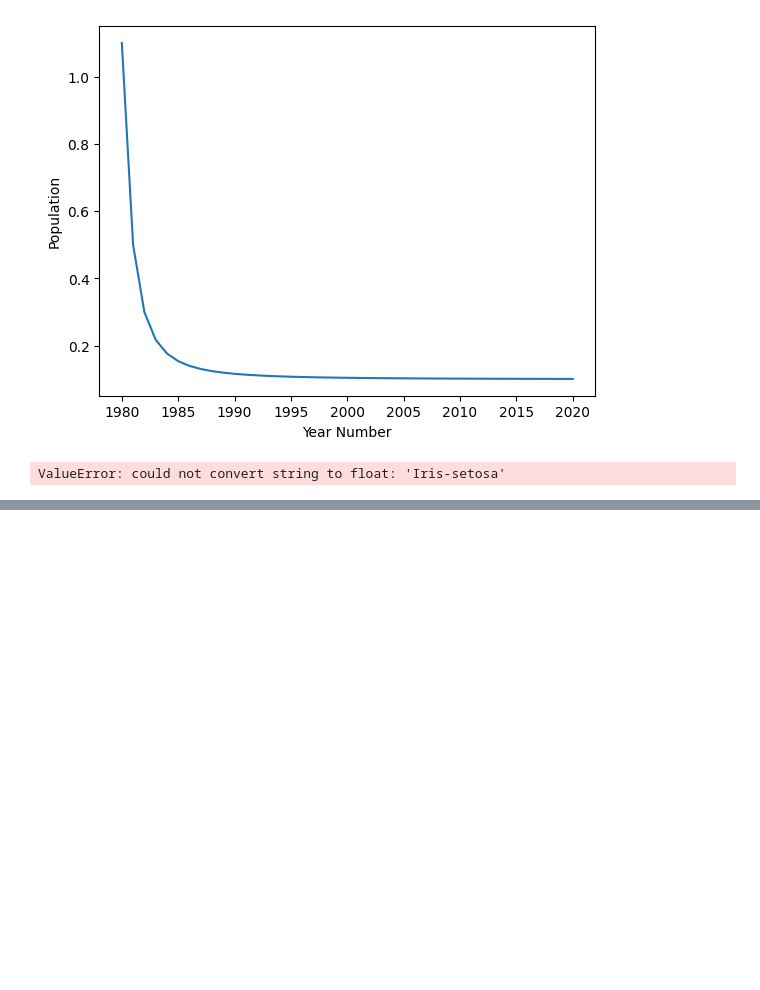
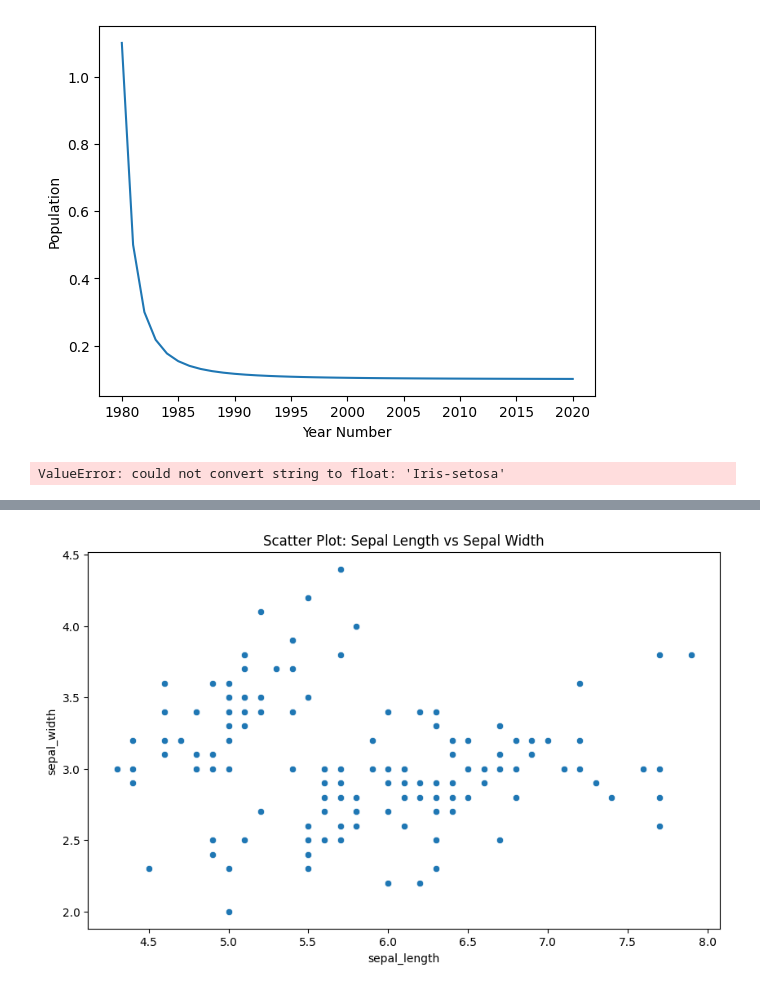
Before and after one commit to CypherKingdom/DataAnalysisPython, a Jupyter notebook: plotting.ipynb, the cells around one changed output, grey strips where cells are left out. Drawn from its saved outputs; the diff is of its cells as text; code cells hidden in the pictures; blank space fills up the shorter version.

```diff
--- a/plotting.ipynb
+++ b/plotting.ipynb
@@ -272,26 +291,15 @@ KeyError: 'Date'
 import seaborn as sns
 import matplotlib.pyplot as plt
 import pandas as pd
-import numpy as np
 
 # Load the Iris dataset
 df = sns.load_dataset('iris')
 
-print("Original Iris dataset from seaborn:")
 print(df.head())
-
-column_mapping = {
-    'sepal_length': 'SepalLengthCm',
-    'sepal_width': 'SepalWidthCm',
-    'petal_length': 'PetalLengthCm',
-    'petal_width': 'PetalWidthCm',
-    'species': 'Species'
-}
-df = df.rename(columns=column_mapping)
 
 # 1. Scatter plot: SepalLengthCm vs SepalWidthCm
 plt.figure(figsize=(10, 6))
-sns.scatterplot(x='SepalLengthCm', y='SepalWidthCm', data=df)
+sns.scatterplot(x='sepal_length', y='sepal_width', data=df)
 plt.title('Scatter Plot: Sepal Length vs Sepal Width')
 plt.show()
 print("Strong correlation between x and y since there are two clusters and not 50,\
@@ -299,119 +307,61 @@ print("Strong correlation between x and y since there are two clusters and not 5
 
 # 2. Scatter plot: PetalLengthCm vs PetalWidthCm
 plt.figure(figsize=(10, 6))
-sns.scatterplot(x='PetalLengthCm', y='PetalWidthCm', data=df)
+sns.scatterplot(x='petal_length', y='petal_width', data=df)
 plt.title('Scatter Plot: Petal Length vs Petal Width')
 plt.show()
 print("Strong correlation between x and y since there are two clusters and not 50")
 
 # 3. Histograms for all measurement columns
-plt.figure(figsize=(12, 10))
-
-plt.subplot(2, 2, 1)
-sns.histplot(df['SepalLengthCm'], kde=True, color='blue')
-plt.title('Distribution of Sepal Length')
-plt.xlabel('Sepal Length (cm)')
-plt.ylabel('Frequency')
-
-plt.subplot(2, 2, 2)
-sns.histplot(df['SepalWidthCm'], kde=True, color='green')
-plt.title('Distribution of Sepal Width')
-plt.xlabel('Sepal Width (cm)')
-plt.ylabel('Frequency')
-
-plt.subplot(2, 2, 3)
-sns.histplot(df['PetalLengthCm'], kde=True, color='red')
-plt.title('Distribution of Petal Length')
-plt.xlabel('Petal Length (cm)')
-plt.ylabel('Frequency')
-
-plt.subplot(2, 2, 4)
-sns.histplot(df['PetalWidthCm'], kde=True, color='purple')
-plt.title('Distribution of Petal Width')
-plt.xlabel('Petal Width (cm)')
-plt.ylabel('Frequency')
-
-plt.tight_layout()
+df.hist(figsize=(10,8), bins=20)
+plt.suptitle("Histogram of Sepal and Petal Dimensions")
 plt.show()
 
 # 4. Box plot for SepalLengthCm by Species
 plt.figure(figsize=(10, 6))
-sns.boxplot(x='Species', y='SepalLengthCm', data=df, legend=False)
+sns.boxplot(x='species', y='sepal_length', data=df)
 plt.title('Box Plot: Sepal Length by Species')
 plt.show()
 
 # 5. Box plot for PetalLengthCm by Species
 plt.figure(figsize=(10, 6))
-sns.boxplot(x='Species', y='PetalLengthCm', data=df, legend=False)
+sns.boxplot(x='species', y='petal_length', data=df)
 plt.title('Box Plot: Petal Length by Species')
 plt.show()
 
 # 6. Pair plot
 plt.figure(figsize=(12, 10))
-pair_plot = sns.pairplot(df, hue='Species', palette='viridis')
+pair_plot = sns.pairplot(df, hue='species')
 plt.suptitle('Pair Plot of Iris Dataset Features by Species', y=1.02, fontsize=16)
 plt.show()
 
 # 7. Correlation heatmap
 plt.figure(figsize=(10, 8))
-correlation_matrix = df.drop('Species', axis=1).corr()
-sns.heatmap(correlation_matrix, annot=True, cmap='coolwarm', linewidths=0.5)
+sns.heatmap(df.corr(), annot=True, cmap='coolwarm', linewidths=0.5)
 plt.title('Correlation Matrix Heatmap for Iris Dataset')
 plt.show()
 
 # 8. Regression plot: SepalLengthCm vs PetalLengthCm
 plt.figure(figsize=(10, 6))
-sns.regplot(x='PetalLengthCm', y='SepalLengthCm', data=df, scatter_kws={'alpha':0.5})
+sns.regplot(x='petal_length', y='sepal_length', data=df)
 plt.title('Regression Plot: Sepal Length vs Petal Length')
 plt.show()
 
 # 9. Regression plot: SepalWidthCm vs PetalWidthCm
 plt.figure(figsize=(10, 6))
-sns.regplot(x='PetalWidthCm', y='SepalWidthCm', data=df, scatter_kws={'alpha':0.5})
+sns.regplot(x='petal_width', y='sepal_width', data=df, scatter_kws={'alpha':0.5})
 plt.title('Regression Plot: Sepal Width vs Petal Width')
 plt.show()
 
 # 10. Count plot for Species
 plt.figure(figsize=(10, 6))
-sns.countplot(x='Species', data=df, hue='Species', palette='viridis', legend=False)
+sns.countplot(x='species', data=df)
 plt.title('Count of Observations by Species')
-plt.grid(axis='y')
 plt.show()
 
 # 11. KDE plot for SepalLengthCm
 plt.figure(figsize=(10, 6))
-sns.kdeplot(data=df, x='SepalLengthCm', hue='Species', fill=True, common_norm=False, palette='viridis', alpha=0.7)
+sns.kdeplot(data=df, x='sepal_length', shade=True)
 plt.title('KDE Plot: Distribution of Sepal Length by Species')
 plt.show()
-
-# 12. Normalized radar chart for species attributes
-numeric_cols = ['SepalLengthCm', 'SepalWidthCm', 'PetalLengthCm', 'PetalWidthCm']
-
-# Calculate the mean for each feature by species
-means_by_species = df.groupby('Species')[numeric_cols].mean()
-
-min_vals = means_by_species.min()
-max_vals = means_by_species.max()
-normalized_means = (means_by_species - min_vals) / (max_vals - min_vals)
-
-# Create radar chart
-fig = plt.figure(figsize=(10, 8))
-ax = fig.add_subplot(111, polar=True)
-
-# Set the angles for each feature (in radians)
-angles = np.linspace(0, 2*np.pi, len(numeric_cols), endpoint=False).tolist()
-angles += angles[:1]  # Close the loop
-
-# Add the feature names as labels
-plt.xticks(angles[:-1], numeric_cols, fontsize=12)
-
-# Plot each species
-for i, species in enumerate(normalized_means.index):
-    values = normalized_means.loc[species].values.tolist()
-    values += values[:1]  # Close the loop
-    ax.plot(angles, values, linewidth=2, label=species)
-    ax.fill(angles, values, alpha=0.25)
-
-plt.legend(loc='upper right', bbox_to_anchor=(0.1, 0.1))
-plt.title('Normalized Features by Species', size=15)
-plt.show()
+# %% [output]
@@ -417,0 +374 @@ plt.show()
+[figure, added]
```
Also changed, not shown: parts of 9 cells of this notebook, 15 other files.
